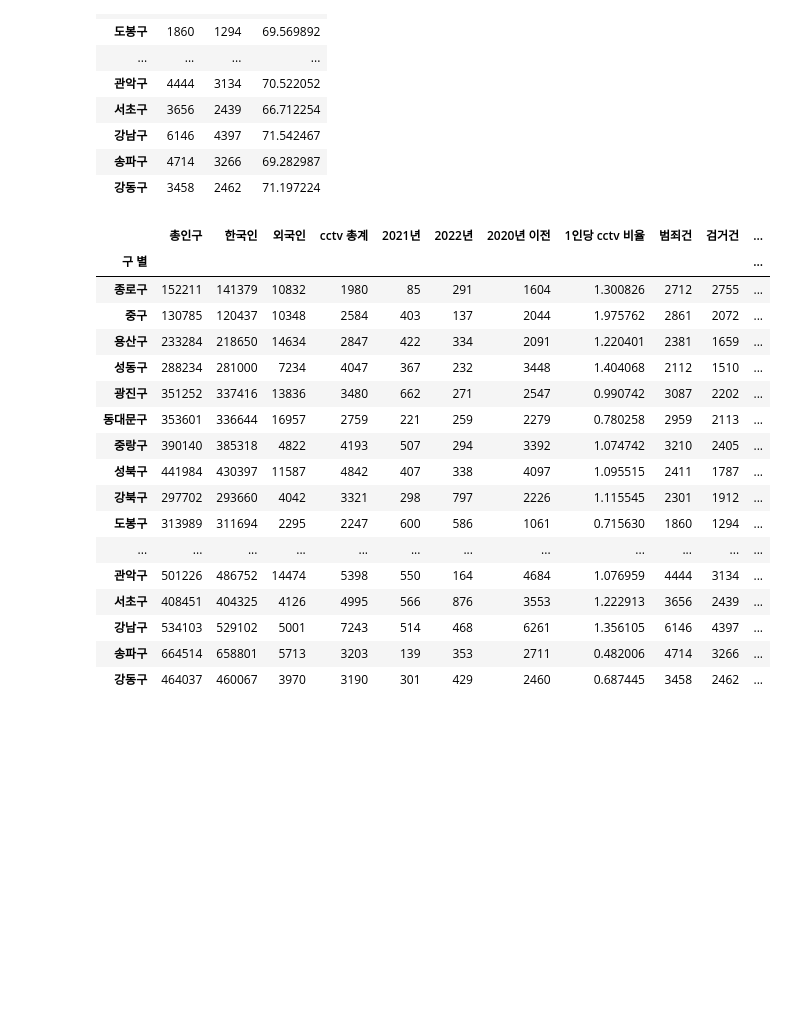
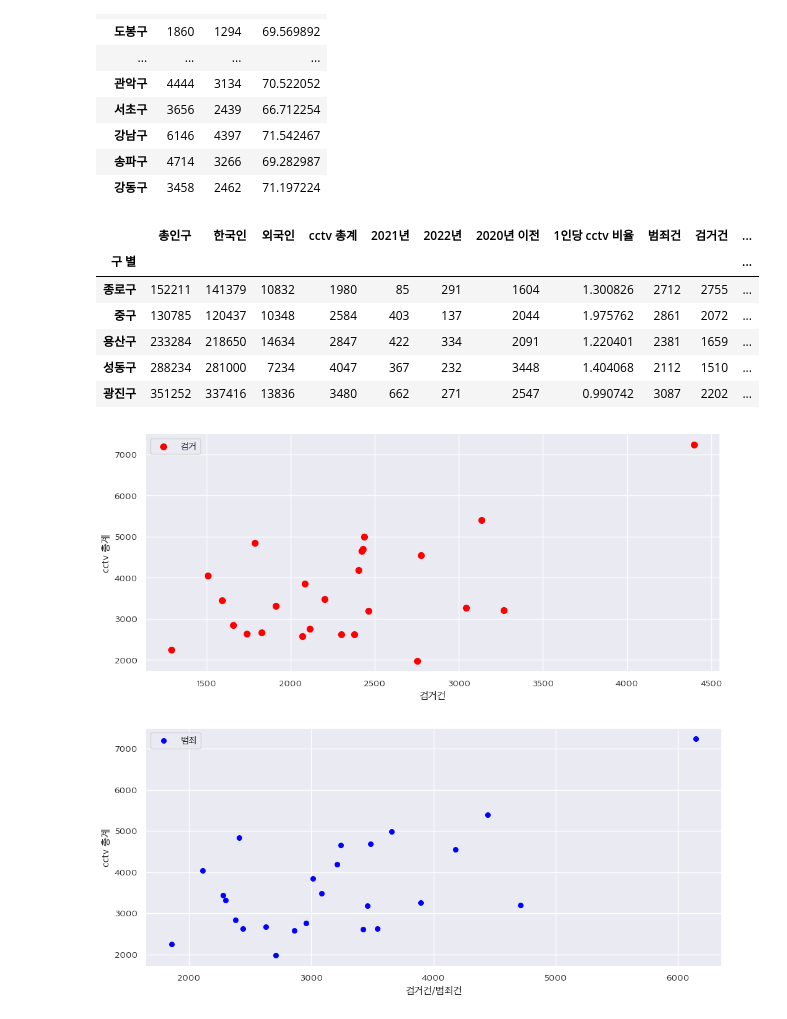
Before and after one commit to nayana0021/pythonsource, a Jupyter notebook: project/서울시범죄.ipynb, the cells around one changed output. Saved outputs shown, nothing was run; the diff lists cells and outputs as text; code cells hidden in the pictures; blank space fills up the shorter version.

```diff
--- a/project/서울시범죄.ipynb
+++ b/project/서울시범죄.ipynb
@@ -279,23 +279,24 @@ crime_df
 # %%
 # crime_df, merge_df 병합 : merge(), concat()
 
-pd.concat([merge_df,crime_df],axis=1)   # concat 사용해서 병합함
+merge_crime_df = pd.concat([merge_df,crime_df],axis=1)   # concat 사용해서 병합함
+merge_crime_df.head()
 # %% [output]
 |  | 총인구 | 한국인 | 외국인 | cctv 총계 | 2021년 | 2022년 | 2020년 이전 | 1인당 cctv 비율 | 범죄건 | 검거건 | ... |
 | 구 별 |  |  |  |  |  |  |  |  |  |  | ... |
 | 종로구 | 152211 | 141379 | 10832 | 1980 | 85 | 291 | 1604 | 1.300826 | 2712 | 2755 | ... |
 | 중구 | 130785 | 120437 | 10348 | 2584 | 403 | 137 | 2044 | 1.975762 | 2861 | 2072 | ... |
 | 용산구 | 233284 | 218650 | 14634 | 2847 | 422 | 334 | 2091 | 1.220401 | 2381 | 1659 | ... |
 | 성동구 | 288234 | 281000 | 7234 | 4047 | 367 | 232 | 3448 | 1.404068 | 2112 | 1510 | ... |
 | 광진구 | 351252 | 337416 | 13836 | 3480 | 662 | 271 | 2547 | 0.990742 | 3087 | 2202 | ... |
-| 동대문구 | 353601 | 336644 | 16957 | 2759 | 221 | 259 | 2279 | 0.780258 | 2959 | 2113 | ... |
-| 중랑구 | 390140 | 385318 | 4822 | 4193 | 507 | 294 | 3392 | 1.074742 | 3210 | 2405 | ... |
-| 성북구 | 441984 | 430397 | 11587 | 4842 | 407 | 338 | 4097 | 1.095515 | 2411 | 1787 | ... |
-| 강북구 | 297702 | 293660 | 4042 | 3321 | 298 | 797 | 2226 | 1.115545 | 2301 | 1912 | ... |
-| 도봉구 | 313989 | 311694 | 2295 | 2247 | 600 | 586 | 1061 | 0.715630 | 1860 | 1294 | ... |
-| ... | ... | ... | ... | ... | ... | ... | ... | ... | ... | ... | ... |
-| 관악구 | 501226 | 486752 | 14474 | 5398 | 550 | 164 | 4684 | 1.076959 | 4444 | 3134 | ... |
-| 서초구 | 408451 | 404325 | 4126 | 4995 | 566 | 876 | 3553 | 1.222913 | 3656 | 2439 | ... |
-| 강남구 | 534103 | 529102 | 5001 | 7243 | 514 | 468 | 6261 | 1.356105 | 6146 | 4397 | ... |
-| 송파구 | 664514 | 658801 | 5713 | 3203 | 139 | 353 | 2711 | 0.482006 | 4714 | 3266 | ... |
-| 강동구 | 464037 | 460067 | 3970 | 3190 | 301 | 429 | 2460 | 0.687445 | 3458 | 2462 | ... |
+# %%
+# 검거건, cctv 총계
+# 범죄건, cctv 총계
+
+merge_crime_df.plot.scatter(x="검거건",y="cctv 총계",color="red",s=50,label="검거")
+merge_crime_df.plot.scatter(x="범죄건",y="cctv 총계",color="blue",s=30,label="범죄")
+plt.xlabel("검거건/범죄건")
+plt.show()  # 따로 그려짐
+# %% [output]
+[figure, added]
+[figure, added]
```
Also changed, not shown: parts of 2 cells of this notebook, 4 other files.
